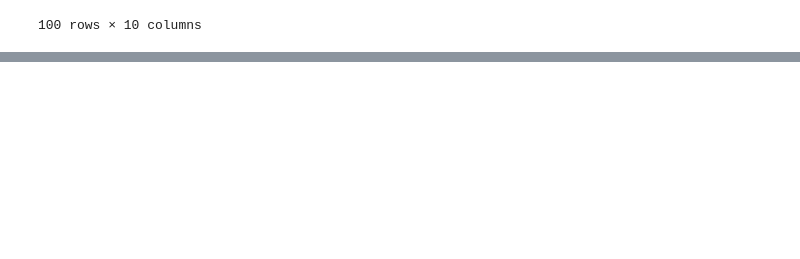
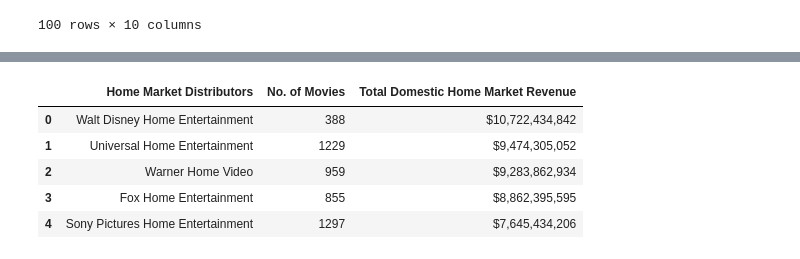
Before and after one commit to davebrown271/Microsoft-Movie-Analysis, a Jupyter notebook: movie_data.ipynb, the cells around one changed output, grey strips where cells are left out. Saved outputs shown, nothing was run; the diff lists cells and outputs as text; code cells hidden in the pictures; blank space fills up the shorter version.

```diff
--- a/movie_data.ipynb
+++ b/movie_data.ipynb
@@ -198,0 +203,11 @@ result
+# %%
+url= 'https://www.the-numbers.com/home-market/distributors'
+response = requests.get('https://www.the-numbers.com/home-market/distributors')
+soup = BeautifulSoup(response.text, 'lxml')
+art_body= soup.find_all('table', id = 'page_filling_chart')
+for body in art_body:
+    print(art_body.text)
+# %%
+df_list = pd.read_html(response.text)
+df = df_list[0]
+df.info()
@@ -198,0 +225,9 @@ result
+# %%
+df.head()
+# %% [output]
+|  | Home Market Distributors | No. of Movies | Total Domestic Home Market Revenue |
+| 0 | Walt Disney Home Entertainment | 388 | $10,722,434,842 |
+| 1 | Universal Home Entertainment | 1229 | $9,474,305,052 |
+| 2 | Warner Home Video | 959 | $9,283,862,934 |
+| 3 | Fox Home Entertainment | 855 | $8,862,395,595 |
+| 4 | Sony Pictures Home Entertainment | 1297 | $7,645,434,206 |
```
Also changed, not shown: parts of 2 cells of this notebook.
